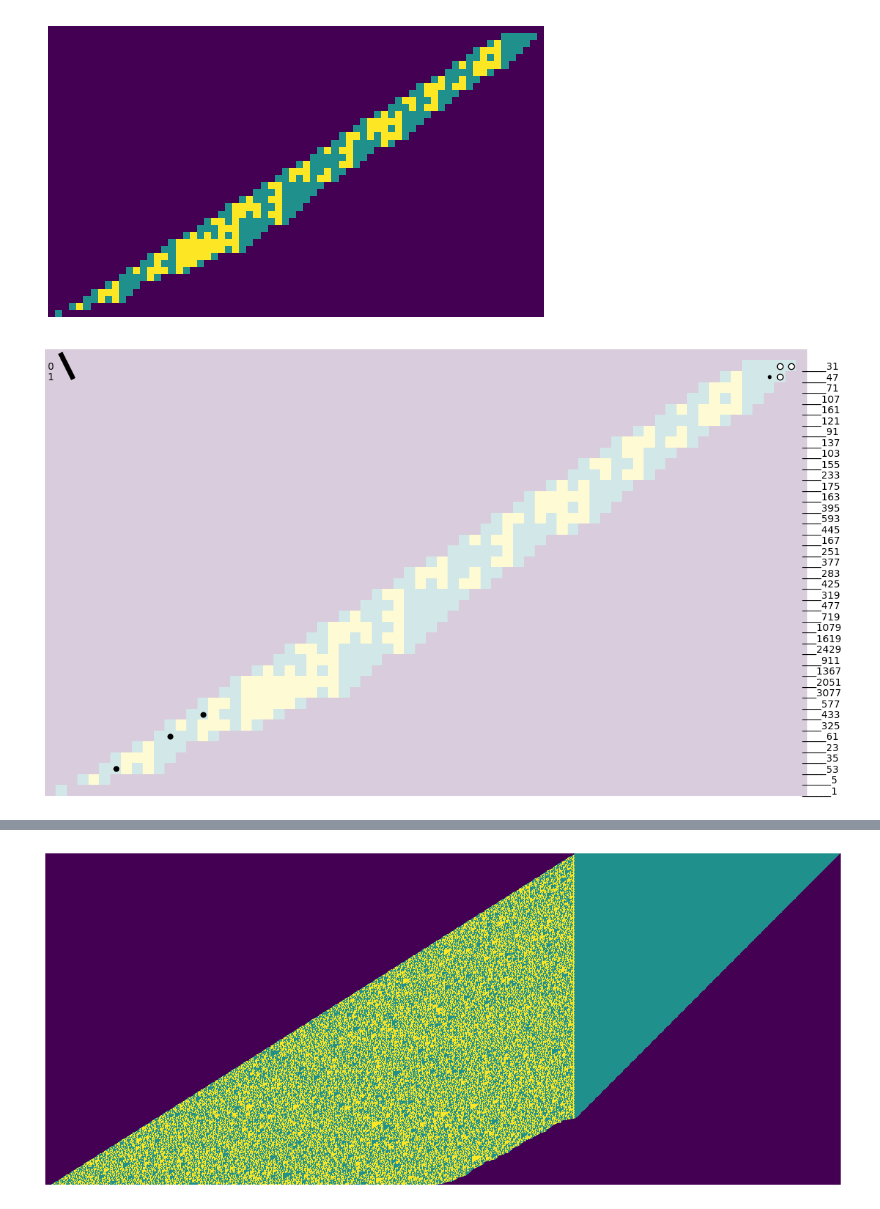
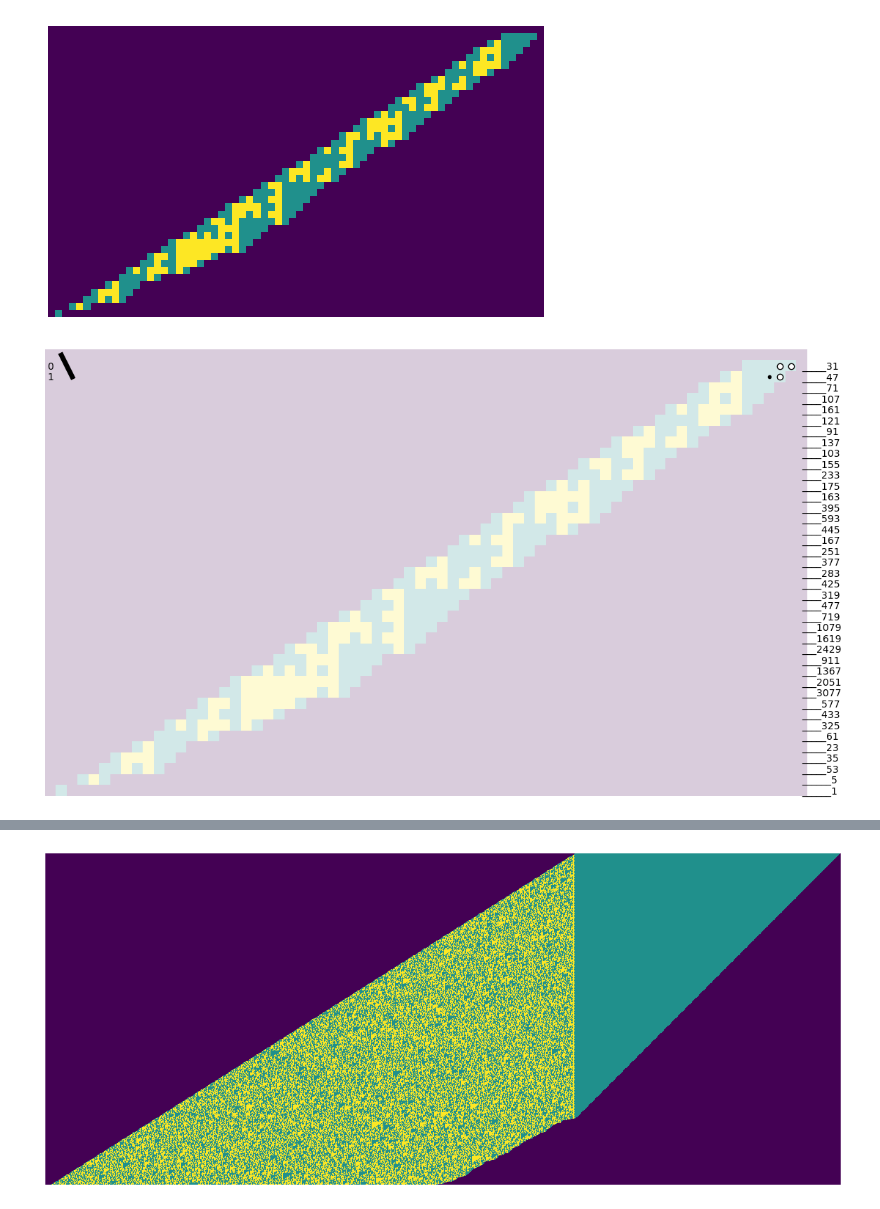
Before and after one commit to tt5/p-dynsys, a Jupyter notebook: automaton.ipynb, the cells around one changed output, grey strips where cells are left out. Drawn from its saved outputs; the diff is of its cells as text; code cells hidden in the pictures.

```diff
--- a/automaton.ipynb
+++ b/automaton.ipynb
@@ -97,31 +97,23 @@ plt.imshow(t, interpolation='nearest');plt.axis('off');plt.show()
 # %%
 plt.figure(figsize = (14,14))
 plt.imshow(t, interpolation='nearest', alpha=0.2)
 plt.plot([t.shape[1]-2, t.shape[1]-3, t.shape[1]-3], [1,1,2], 'o', color='black', alpha=1)
 plt.plot([t.shape[1]-2, t.shape[1]-3, t.shape[1]-3], [1,1,2], '.', markersize=8, color='white', alpha=1)
 plt.plot([t.shape[1]-4], [2], '.', color='black', alpha=1)
 plt.plot([1,2], [0,2], linewidth=5, color='black')
-
-points = [
-    (64,38),
-    (59,35),
-    (56,33),
-]
-for x,y in points:
-    plt.plot([t.shape[1]-x], [y], '.', color='black', markersize=10, alpha=1)
 
 numbers2 = [0,1]
 for i,y in enumerate(numbers2):
     plt.text(-0.3, i+1+0.3, f"{y}")
 
 numbers1 = [1,5,53,35,23,61,325,433,577,3077,2051,1367,911,2429,1619,1079,719,477,319,425,283,377,251,167,445,593,395,163,175,233,155,103,137,91,121,161,107,71,47,31]
 for i,y in enumerate(numbers1):
     plt.text(69, 40-i+0.3, f"{y:_>7}")
 
 plt.axis('off')
 plt.show()
 # %% [output]
-[figure, old version]
+[figure, new version]
 # %%
 plt.figure(figsize = (14,14))
 plt.imshow(t, interpolation='nearest', alpha=0.2)
```
Also changed, not shown: parts of 1 cell of this notebook, 2 other files.
